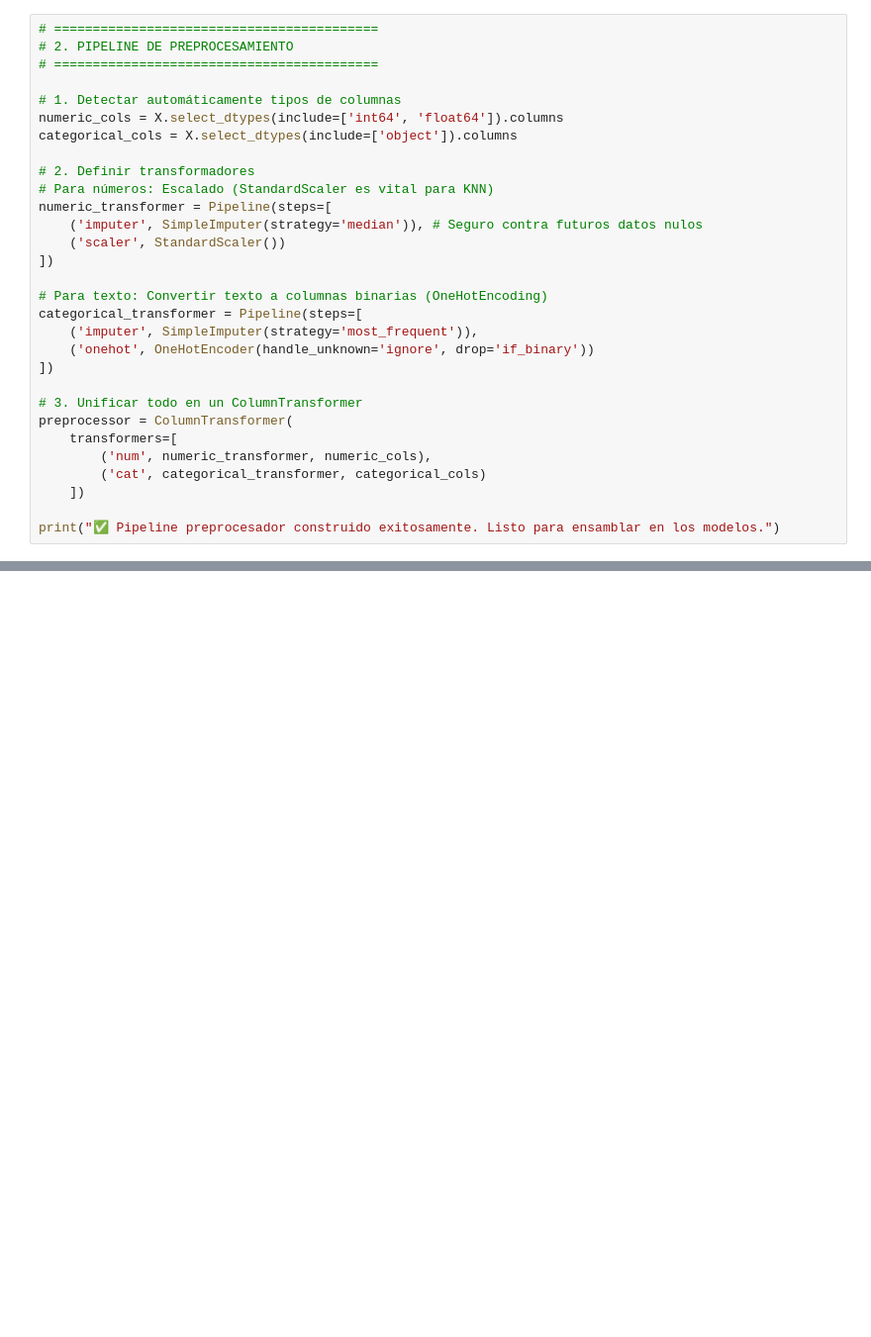
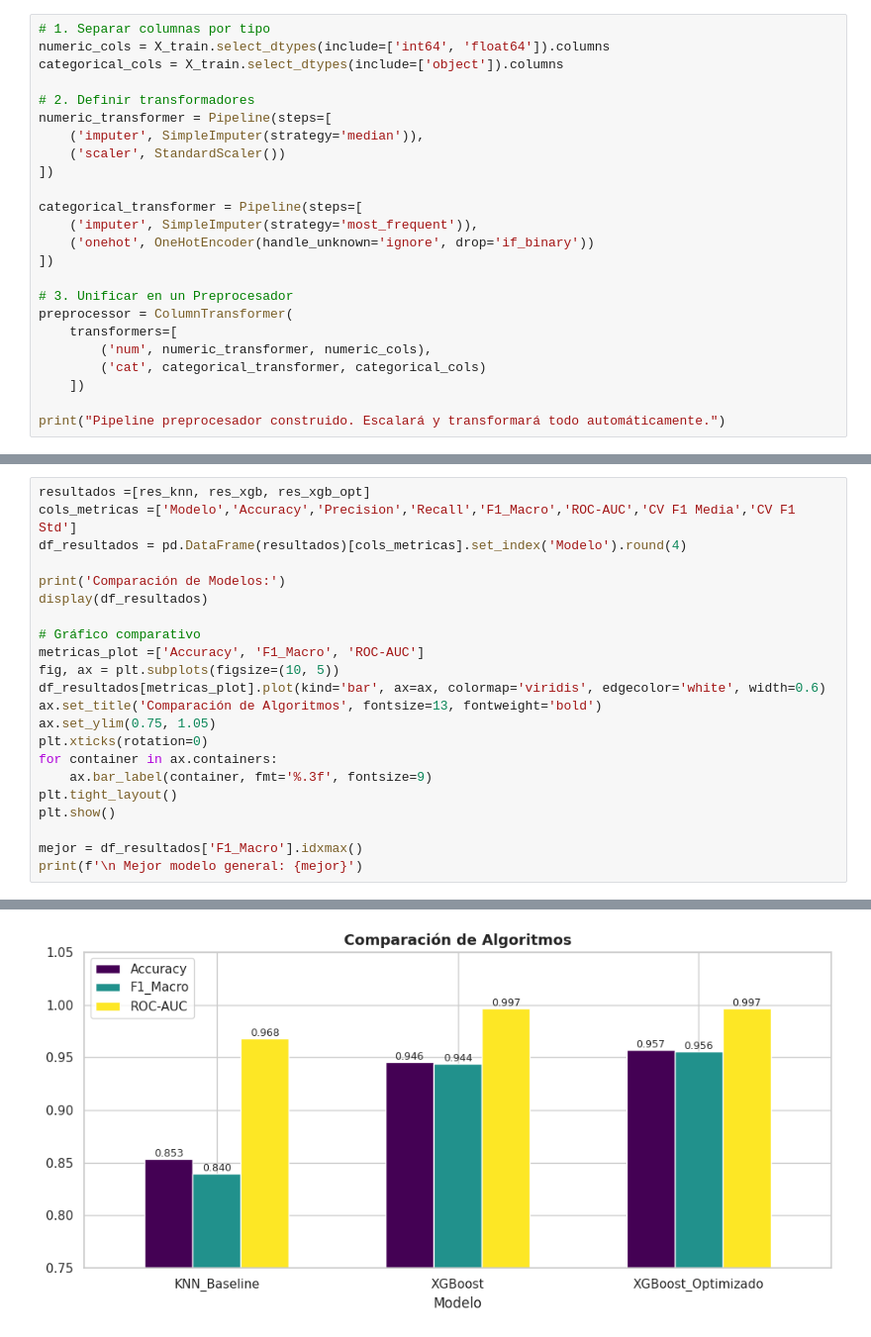
Before and after one commit to Bootcamp-IA-P6/p7_g1_multiclase, a Jupyter notebook: notebooks/preprocessing_obesity_m.ipynb, the cells around one changed output, grey strips where cells are left out. Shown at 99% size. Saved outputs shown, nothing was run; the diff lists cells and outputs as text; blank space fills up the shorter version.

Commit message:
feat:model fit and evaluated #9

```diff
--- a/notebooks/preprocessing_obesity_m.ipynb
+++ b/notebooks/preprocessing_obesity_m.ipynb
@@ -85,31 +137,25 @@ KNN calcula "distancias" entre puntos. Si no escalamos, el Peso (rango 40-170) d
 # %%
-# ==========================================
-# 2. PIPELINE DE PREPROCESAMIENTO
-# ==========================================
-
-# 1. Detectar automáticamente tipos de columnas
-numeric_cols = X.select_dtypes(include=['int64', 'float64']).columns
-categorical_cols = X.select_dtypes(include=['object']).columns
+# 1. Separar columnas por tipo
+numeric_cols = X_train.select_dtypes(include=['int64', 'float64']).columns
+categorical_cols = X_train.select_dtypes(include=['object']).columns
 
 # 2. Definir transformadores
-# Para números: Escalado (StandardScaler es vital para KNN)
 numeric_transformer = Pipeline(steps=[
-    ('imputer', SimpleImputer(strategy='median')), # Seguro contra futuros datos nulos
+    ('imputer', SimpleImputer(strategy='median')),
     ('scaler', StandardScaler())
 ])
 
-# Para texto: Convertir texto a columnas binarias (OneHotEncoding)
 categorical_transformer = Pipeline(steps=[
     ('imputer', SimpleImputer(strategy='most_frequent')),
     ('onehot', OneHotEncoder(handle_unknown='ignore', drop='if_binary'))
 ])
 
-# 3. Unificar todo en un ColumnTransformer
+# 3. Unificar en un Preprocesador
 preprocessor = ColumnTransformer(
     transformers=[
         ('num', numeric_transformer, numeric_cols),
         ('cat', categorical_transformer, categorical_cols)
     ])
 
-print("✅ Pipeline preprocesador construido exitosamente. Listo para ensamblar en los modelos.")
+print("Pipeline preprocesador construido. Escalará y transformará todo automáticamente.")
 # %% [output]
@@ -273,0 +285,23 @@ El proyecto está listo para la fase de Despliegue (Deploy) en Streamlit/API.
+# %%
+resultados =[res_knn, res_xgb, res_xgb_opt]
+cols_metricas =['Modelo','Accuracy','Precision','Recall','F1_Macro','ROC-AUC','CV F1 Media','CV F1 Std']
+df_resultados = pd.DataFrame(resultados)[cols_metricas].set_index('Modelo').round(4)
+
+print('Comparación de Modelos:')
+display(df_resultados)
+
+# Gráfico comparativo
+metricas_plot =['Accuracy', 'F1_Macro', 'ROC-AUC']
+fig, ax = plt.subplots(figsize=(10, 5))
+df_resultados[metricas_plot].plot(kind='bar', ax=ax, colormap='viridis', edgecolor='white', width=0.6)
+ax.set_title('Comparación de Algoritmos', fontsize=13, fontweight='bold')
+ax.set_ylim(0.75, 1.05)
+plt.xticks(rotation=0)
+for container in ax.containers:
+    ax.bar_label(container, fmt='%.3f', fontsize=9)
+plt.tight_layout()
+plt.show()
+
+mejor = df_resultados['F1_Macro'].idxmax()
+print(f'\n Mejor modelo general: {mejor}')
+# %% [output]
@@ -273,0 +314 @@ El proyecto está listo para la fase de Despliegue (Deploy) en Streamlit/API.
+[figure, added]
```
Also changed, not shown: parts of 32 cells of this notebook, 2 other files.
